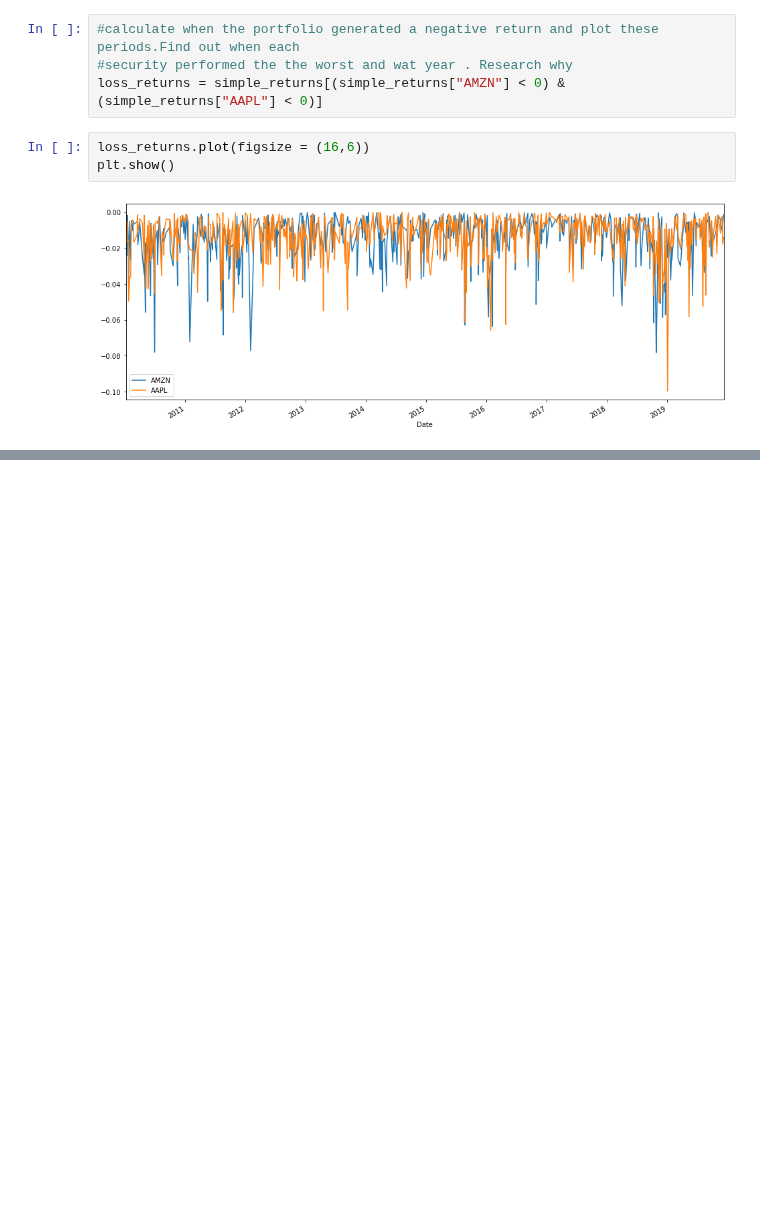
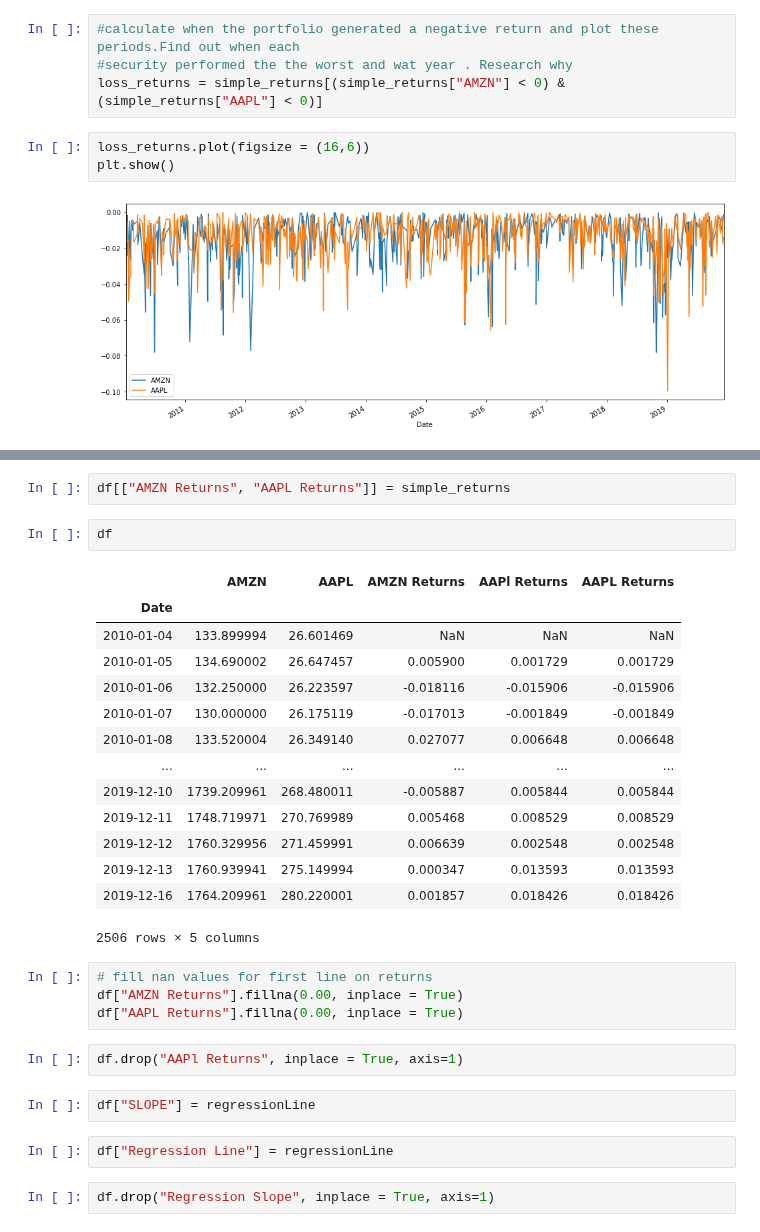
Before and after one commit to Berkat0789/Data_Analysis, a Jupyter notebook: review/Untitled.ipynb, the cells around one changed output, grey strips where cells are left out. Drawn from its saved outputs; the diff is of its cells as text; blank space fills up the shorter version.

```diff
--- a/review/Untitled.ipynb
+++ b/review/Untitled.ipynb
@@ -116,0 +179,31 @@ simple_returns.cov() * 250
+# %%
+df[["AMZN Returns", "AAPL Returns"]] = simple_returns
+# %%
+df
+# %% [output]
+|  | AMZN | AAPL | AMZN Returns | AAPl Returns | AAPL Returns |
+| Date |  |  |  |  |  |
+| 2010-01-04 | 133.899994 | 26.601469 | NaN | NaN | NaN |
+| 2010-01-05 | 134.690002 | 26.647457 | 0.005900 | 0.001729 | 0.001729 |
+| 2010-01-06 | 132.250000 | 26.223597 | -0.018116 | -0.015906 | -0.015906 |
+| 2010-01-07 | 130.000000 | 26.175119 | -0.017013 | -0.001849 | -0.001849 |
+| 2010-01-08 | 133.520004 | 26.349140 | 0.027077 | 0.006648 | 0.006648 |
+| ... | ... | ... | ... | ... | ... |
+| 2019-12-10 | 1739.209961 | 268.480011 | -0.005887 | 0.005844 | 0.005844 |
+| 2019-12-11 | 1748.719971 | 270.769989 | 0.005468 | 0.008529 | 0.008529 |
+| 2019-12-12 | 1760.329956 | 271.459991 | 0.006639 | 0.002548 | 0.002548 |
+| 2019-12-13 | 1760.939941 | 275.149994 | 0.000347 | 0.013593 | 0.013593 |
+| 2019-12-16 | 1764.209961 | 280.220001 | 0.001857 | 0.018426 | 0.018426 |
+2506 rows × 5 columns
+# %%
+# fill nan values for first line on returns
+df["AMZN Returns"].fillna(0.00, inplace = True)
+df["AAPL Returns"].fillna(0.00, inplace = True)
+# %%
+df.drop("AAPl Returns", inplace = True, axis=1)
+# %%
+df["SLOPE"] = regressionLine
+# %%
+df["Regression Line"] = regressionLine
+# %%
+df.drop("Regression Slope", inplace = True, axis=1)
```
Also changed, not shown: parts of 16 cells of this notebook, 3 other files.
